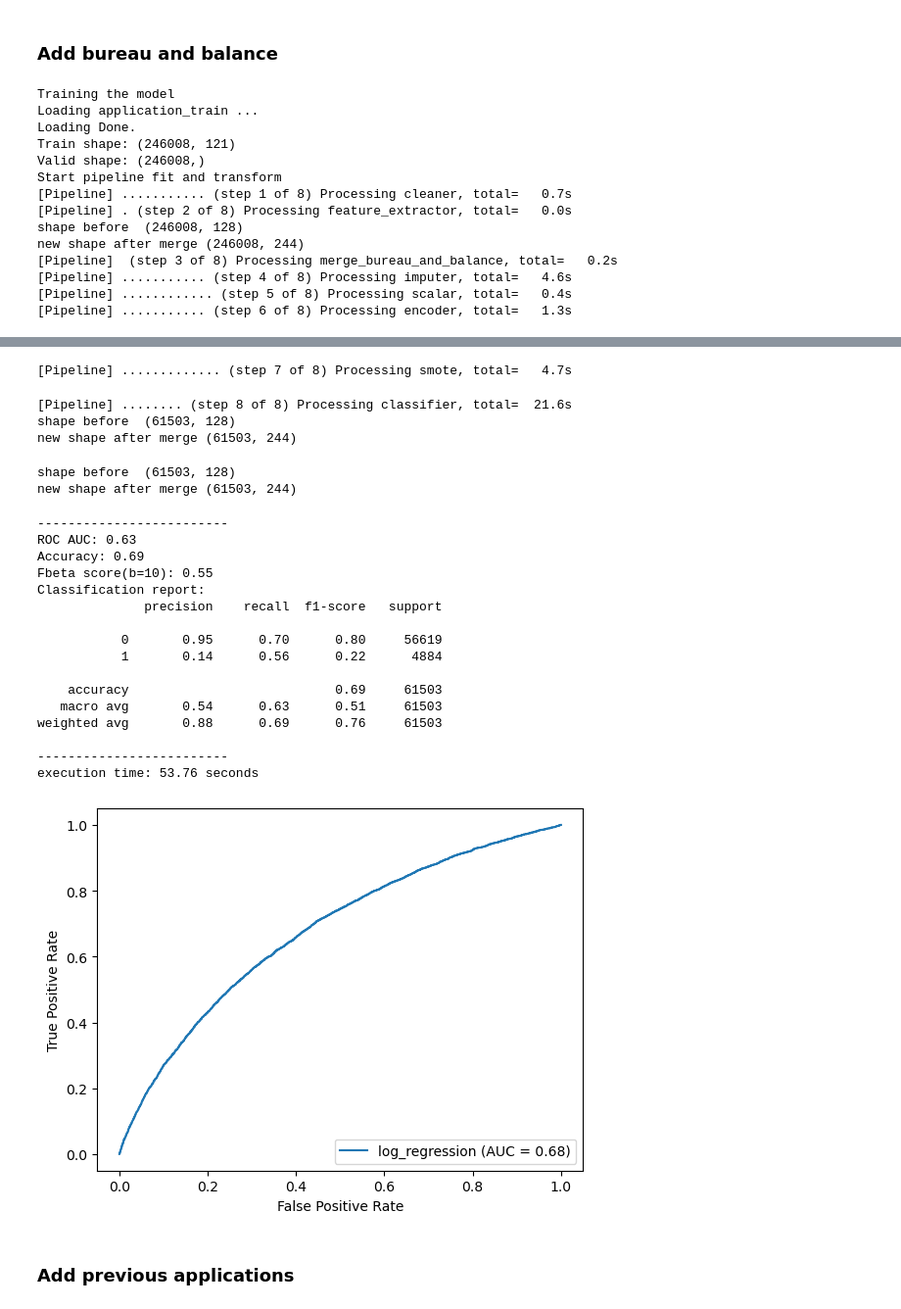
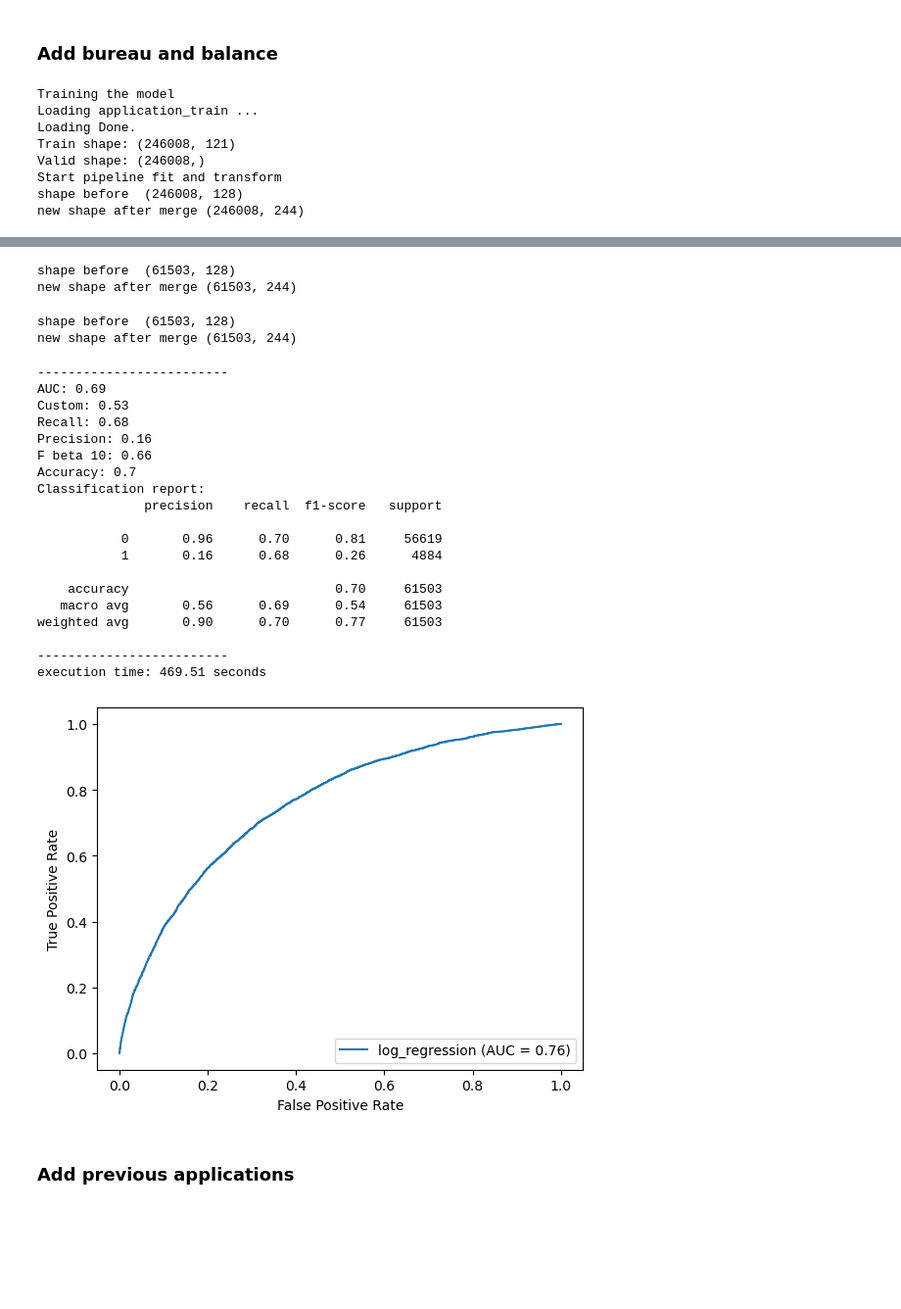
Before and after one commit to NatChe/credit-scoring-dashboard, a Jupyter notebook: 01_Training.ipynb, the cells around one changed output, grey strips where cells are left out. Shown: that part at 98% size. Cells and saved outputs as stored; diff of their text form; code cells hidden in the pictures; blank space fills up the shorter version.

Commit message:
feat(pipeline): add other datasets, test training

```diff
--- a/01_Training.ipynb
+++ b/01_Training.ipynb
@@ -57,6 +59,8 @@ def get_custom_score(y_true, y_pred):
 
     #print(score)
     return score/y_true.size
+
+custom_scorer = make_scorer(get_custom_score, greater_is_better=False)
 # %%
 def display_scores(y_true, y_pred, y_pred_proba, name=''):
     metrics = {
@@ -87,5 +92,9 @@ def display_scores(y_true, y_pred, y_pred_proba, name=''):
 
     print('-------------------------')
+# %%
+def log_model_params(params):
+    for param_name in params:
+        mlflow.log_param(param_name, params[param_name])
 # %% [markdown]
 ### Training
 # %%
@@ -567,23 +811,35 @@ execution time: 232.67 seconds
 ### Add bureau and balance
 # %%
 with_bureau_config = {
-    'preprocessing': {
+   'preprocessing': {
         'should_fill_na': True,
         'num_imputer': SimpleImputer(strategy='median'),
         'cat_imputer': SimpleImputer(strategy='most_frequent'),
         'should_scale': True,
         'scaler': StandardScaler(),
         'use_bureau_and_balance': True,
-        'use_previous_applications': False
+        'use_previous_applications': False,
+        'use_pos_cash_balance': False,
+        'use_installments_payments': False,
+        'use_credit_card_balance': False,
     },
      'balancing': {
         'should_oversample': True,
         'with_categorical': False
     },
     'model_params': {
-        'random_state': 42
+        'random_state': 42,
+        'use_cv': False,
+        'params': {
+            'C': 0.1,
+            'penalty': 'l1',
+            'solver': 'liblinear',
+            'class_weight': None
+        }
     }
 }
+
+
 with mlflow.start_run(run_name = 'log_regression_with_bureau'):
     train('log_regression', config=with_bureau_config, dev_mode=False)
 mlflow.end_run()
@@ -594,11 +850,5 @@ Loading Done.
 Train shape: (246008, 121)
 Valid shape: (246008,)
 Start pipeline fit and transform
-[Pipeline] ........... (step 1 of 8) Processing cleaner, total=   0.7s
-[Pipeline] . (step 2 of 8) Processing feature_extractor, total=   0.0s
 shape before  (246008, 128)
 new shape after merge (246008, 244)
-[Pipeline]  (step 3 of 8) Processing merge_bureau_and_balance, total=   0.2s
-[Pipeline] ........... (step 4 of 8) Processing imputer, total=   4.6s
-[Pipeline] ............ (step 5 of 8) Processing scalar, total=   0.4s
-[Pipeline] ........... (step 6 of 8) Processing encoder, total=   1.3s
@@ -608,26 +856,27 @@ new shape after merge (246008, 244)
-[Pipeline] ............. (step 7 of 8) Processing smote, total=   4.7s
+shape before  (61503, 128)
+new shape after merge (61503, 244)
-[Pipeline] ........ (step 8 of 8) Processing classifier, total=  21.6s
 shape before  (61503, 128)
 new shape after merge (61503, 244)
-shape before  (61503, 128)
-new shape after merge (61503, 244)
+-------------------------
+AUC: 0.69
+Custom: 0.53
+Recall: 0.68
+Precision: 0.16
+F beta 10: 0.66
+Accuracy: 0.7
+Classification report:
+              precision    recall  f1-score   support
+
+           0       0.96      0.70      0.81     56619
+           1       0.16      0.68      0.26      4884
+
+    accuracy                           0.70     61503
+   macro avg       0.56      0.69      0.54     61503
+weighted avg       0.90      0.70      0.77     61503
+
+-------------------------
+execution time: 469.51 seconds
--------------------------
-ROC AUC: 0.63
-Accuracy: 0.69
-Fbeta score(b=10): 0.55
-Classification report:
-              precision    recall  f1-score   support
-
-           0       0.95      0.70      0.80     56619
-           1       0.14      0.56      0.22      4884
-
-    accuracy                           0.69     61503
-   macro avg       0.54      0.63      0.51     61503
-weighted avg       0.88      0.69      0.76     61503
-
--------------------------
-execution time: 53.76 seconds
-[figure, old version]
+[figure, new version]
 # %% [markdown]
 ### Add previous applications
 # %%
```
Also changed, not shown: parts of 35 cells of this notebook, 2 other files.
